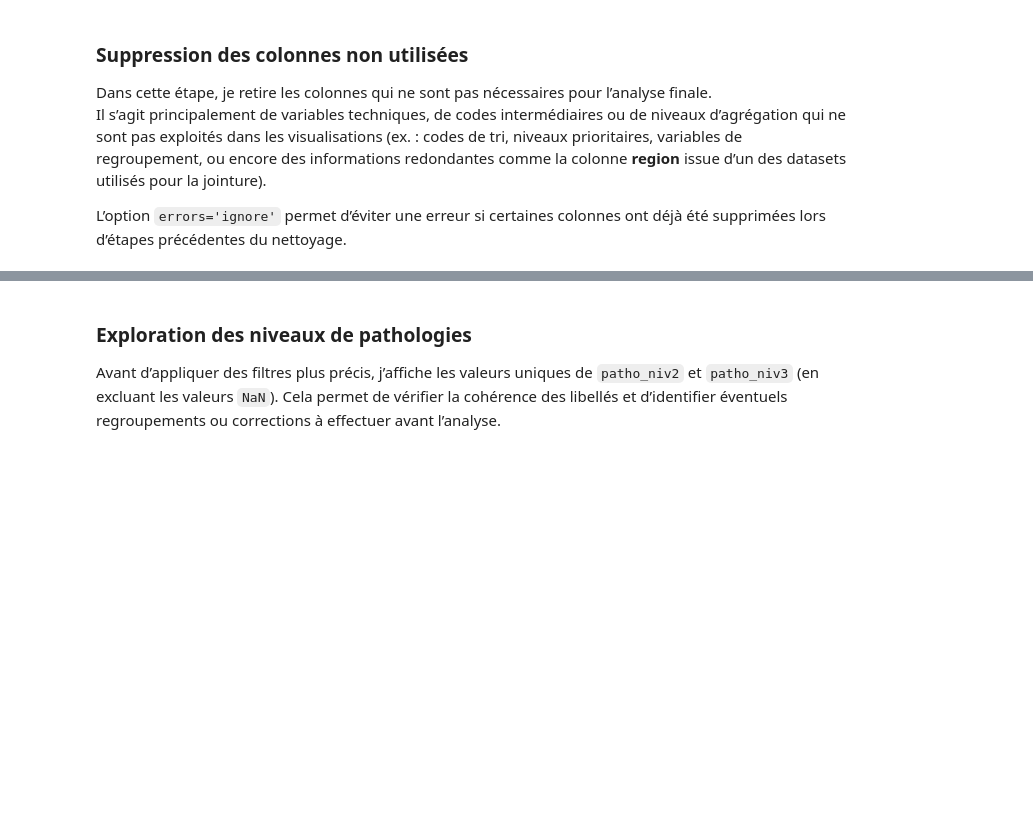
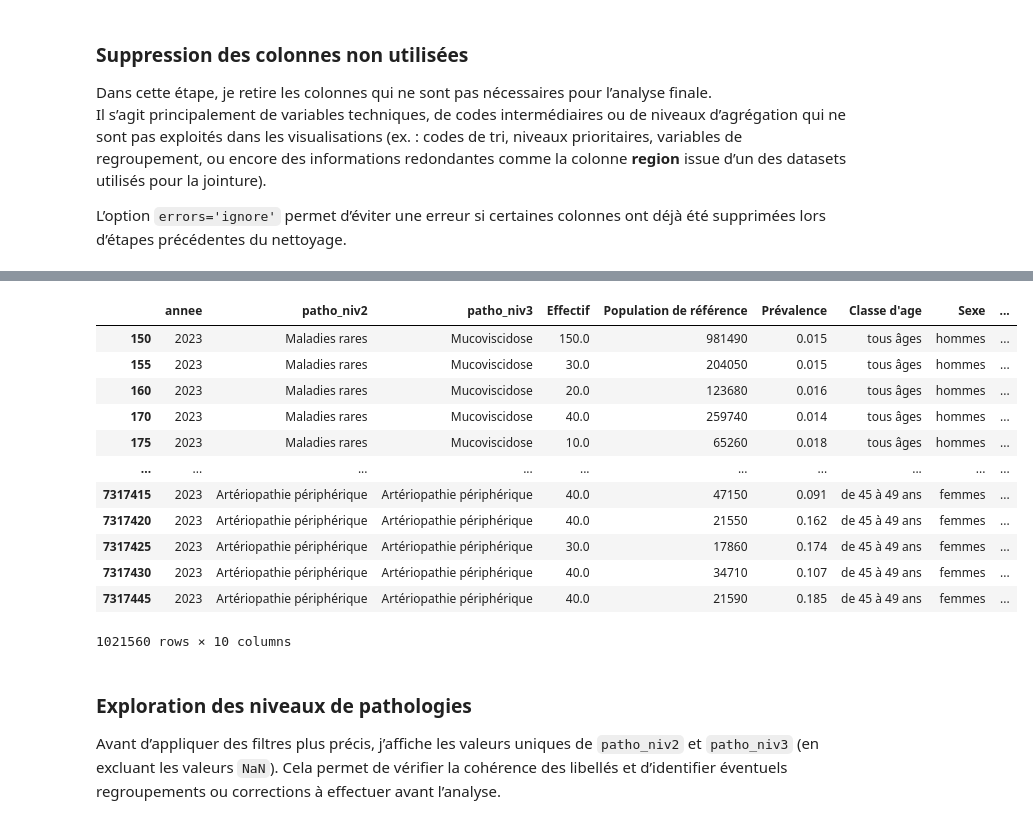
Before and after one commit to AissataProo/PROJET_MEYTE, a Jupyter notebook: notebooks/notebook.ipynb, the cells around one changed output, grey strips where cells are left out. Cells and saved outputs as stored; diff of their text form; code cells hidden in the pictures; blank space fills up the shorter version.

```diff
--- a/notebooks/notebook.ipynb
+++ b/notebooks/notebook.ipynb
@@ -236,3 +241,5 @@ df_effectifs = df_effectifs[
+# %%
+df_effectifs = df_effectifs[df_effectifs["prev"] > 0]
 # %% [markdown]
 ### Suppression des colonnes non utilisées
 
@@ -246,15 +253,14 @@ L’option `errors='ignore'` permet d’éviter une erreur si certaines colonnes
 lors d’étapes précédentes du nettoyage.
 # %%
 # Suppression des colonnes inutiles pour le nettoyage final
-df = df_effectifs.drop(
+df_effectifs = df_effectifs.drop(
     columns=[
         "Code département",
-        "tri_dept",
-        "tri_national",
+        "tri",
+        "Niveau prioritaire",
         "region",
         "dept",
-        "Niveau prioritaire_dept",
-        "Niveau prioritaire_national",
+        "departement",
         "cla_age_5",
         "type_somme",
         "top",
@@ -268,3 +280,32 @@ df = df_effectifs.drop(
+# %%
+# Renommage des colonens
+df_effectifs = df_effectifs.rename(columns={
+    "libelle_departement": "Département",
+    "libelle_region": "Région",
+    "prev" : "Prévalence",
+    "Npop": "Population de référence",
+    "Ntop": "Effectif",
+    "libelle_sexe" : "Sexe",
+    "libelle_classe_age" : "Classe d'age"
+
+
+})
+# %%
+df_effectifs
+# %% [output]
+|  | annee | patho_niv2 | patho_niv3 | Effectif | Population de référence | Prévalence | Classe d'age | Sexe | ... |
+| 150 | 2023 | Maladies rares | Mucoviscidose | 150.0 | 981490 | 0.015 | tous âges | hommes | ... |
+| 155 | 2023 | Maladies rares | Mucoviscidose | 30.0 | 204050 | 0.015 | tous âges | hommes | ... |
+| 160 | 2023 | Maladies rares | Mucoviscidose | 20.0 | 123680 | 0.016 | tous âges | hommes | ... |
+| 170 | 2023 | Maladies rares | Mucoviscidose | 40.0 | 259740 | 0.014 | tous âges | hommes | ... |
+| 175 | 2023 | Maladies rares | Mucoviscidose | 10.0 | 65260 | 0.018 | tous âges | hommes | ... |
+| ... | ... | ... | ... | ... | ... | ... | ... | ... | ... |
+| 7317415 | 2023 | Artériopathie périphérique | Artériopathie périphérique | 40.0 | 47150 | 0.091 | de 45 à 49 ans | femmes | ... |
+| 7317420 | 2023 | Artériopathie périphérique | Artériopathie périphérique | 40.0 | 21550 | 0.162 | de 45 à 49 ans | femmes | ... |
+| 7317425 | 2023 | Artériopathie périphérique | Artériopathie périphérique | 30.0 | 17860 | 0.174 | de 45 à 49 ans | femmes | ... |
+| 7317430 | 2023 | Artériopathie périphérique | Artériopathie périphérique | 40.0 | 34710 | 0.107 | de 45 à 49 ans | femmes | ... |
+| 7317445 | 2023 | Artériopathie périphérique | Artériopathie périphérique | 40.0 | 21590 | 0.185 | de 45 à 49 ans | femmes | ... |
+1021560 rows × 10 columns
 # %% [markdown]
 ### Exploration des niveaux de pathologies
 
```
Also changed, not shown: parts of 14 cells of this notebook.
